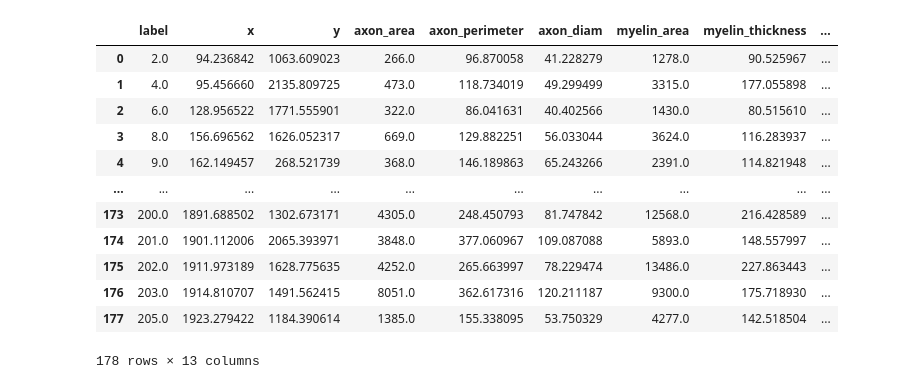
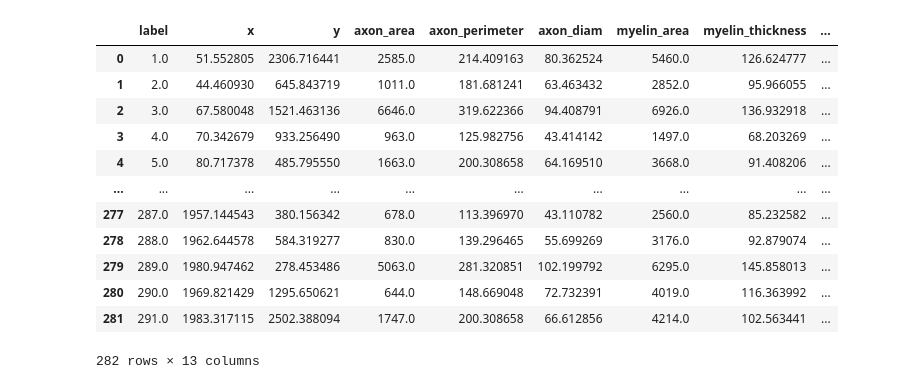
Before and after one commit to VCU-Orthopaedics-Microsurgery-Lab/deepaxon, a Jupyter notebook: morphometrics/check_watershed.ipynb, the cells around one changed output. Drawn from its saved outputs; the diff is of its cells as text; code cells hidden in the pictures.

```diff
--- a/morphometrics/check_watershed.ipynb
+++ b/morphometrics/check_watershed.ipynb
@@ -129,20 +234,23 @@ def get_morphometrics(img_path):
 
     morph_df2 = morph_df2.drop(drop_rows)
     return axon_label, myelin_label, morph_df2
+# %%
+test_img = r"C:\Users\kushs\deepaxon\P1503_CUNProx_40X_009.tif"
+img = cv2.imread(test_img, 0)
 # %%
-axons, myelin, df = get_morphometrics(r"T:\Orthopaedics\Lab Imaging Data\plamothe\Colorado Study\Colorado study ARCHIVE\DA Test\P1503\CMNProx\40x_segment\P1503_40X_CMNProx_001.tif")
+axons, myelin, df = get_morphometrics(test_img)
 df
 # %% [output]
 |  | label | x | y | axon_area | axon_perimeter | axon_diam | myelin_area | myelin_thickness | ... |
-| 0 | 2.0 | 94.236842 | 1063.609023 | 266.0 | 96.870058 | 41.228279 | 1278.0 | 90.525967 | ... |
-| 1 | 4.0 | 95.456660 | 2135.809725 | 473.0 | 118.734019 | 49.299499 | 3315.0 | 177.055898 | ... |
-| 2 | 6.0 | 128.956522 | 1771.555901 | 322.0 | 86.041631 | 40.402566 | 1430.0 | 80.515610 | ... |
-| 3 | 8.0 | 156.696562 | 1626.052317 | 669.0 | 129.882251 | 56.033044 | 3624.0 | 116.283937 | ... |
-| 4 | 9.0 | 162.149457 | 268.521739 | 368.0 | 146.189863 | 65.243266 | 2391.0 | 114.821948 | ... |
+| 0 | 1.0 | 51.552805 | 2306.716441 | 2585.0 | 214.409163 | 80.362524 | 5460.0 | 126.624777 | ... |
+| 1 | 2.0 | 44.460930 | 645.843719 | 1011.0 | 181.681241 | 63.463432 | 2852.0 | 95.966055 | ... |
+| 2 | 3.0 | 67.580048 | 1521.463136 | 6646.0 | 319.622366 | 94.408791 | 6926.0 | 136.932918 | ... |
+| 3 | 4.0 | 70.342679 | 933.256490 | 963.0 | 125.982756 | 43.414142 | 1497.0 | 68.203269 | ... |
+| 4 | 5.0 | 80.717378 | 485.795550 | 1663.0 | 200.308658 | 64.169510 | 3668.0 | 91.408206 | ... |
 | ... | ... | ... | ... | ... | ... | ... | ... | ... | ... |
-| 173 | 200.0 | 1891.688502 | 1302.673171 | 4305.0 | 248.450793 | 81.747842 | 12568.0 | 216.428589 | ... |
-| 174 | 201.0 | 1901.112006 | 2065.393971 | 3848.0 | 377.060967 | 109.087088 | 5893.0 | 148.557997 | ... |
-| 175 | 202.0 | 1911.973189 | 1628.775635 | 4252.0 | 265.663997 | 78.229474 | 13486.0 | 227.863443 | ... |
-| 176 | 203.0 | 1914.810707 | 1491.562415 | 8051.0 | 362.617316 | 120.211187 | 9300.0 | 175.718930 | ... |
-| 177 | 205.0 | 1923.279422 | 1184.390614 | 1385.0 | 155.338095 | 53.750329 | 4277.0 | 142.518504 | ... |
+| 277 | 287.0 | 1957.144543 | 380.156342 | 678.0 | 113.396970 | 43.110782 | 2560.0 | 85.232582 | ... |
+| 278 | 288.0 | 1962.644578 | 584.319277 | 830.0 | 139.296465 | 55.699269 | 3176.0 | 92.879074 | ... |
+| 279 | 289.0 | 1980.947462 | 278.453486 | 5063.0 | 281.320851 | 102.199792 | 6295.0 | 145.858013 | ... |
+| 280 | 290.0 | 1969.821429 | 1295.650621 | 644.0 | 148.669048 | 72.732391 | 4019.0 | 116.363992 | ... |
+| 281 | 291.0 | 1983.317115 | 2502.388094 | 1747.0 | 200.308658 | 66.612856 | 4214.0 | 102.563441 | ... |
-178 rows × 13 columns
+282 rows × 13 columns
```
Also changed, not shown: parts of 11 cells of this notebook, 1 other file.
